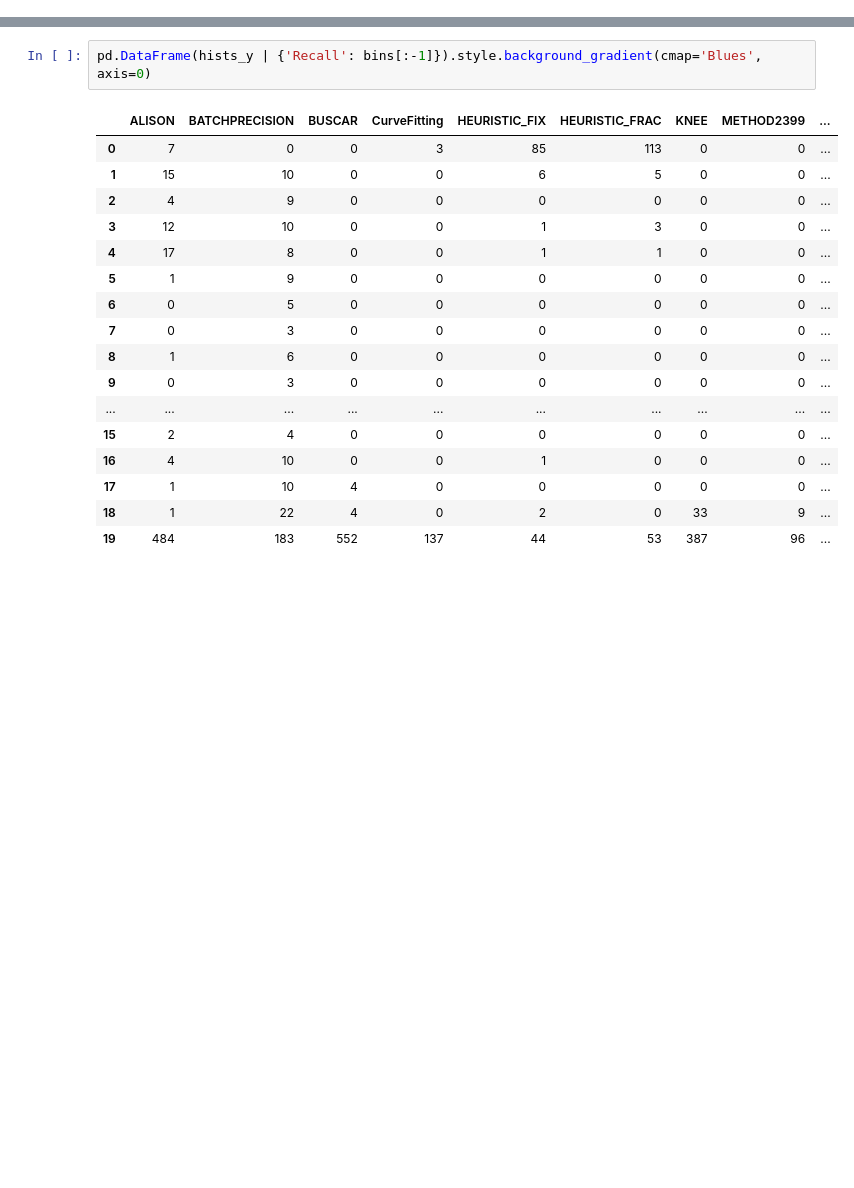
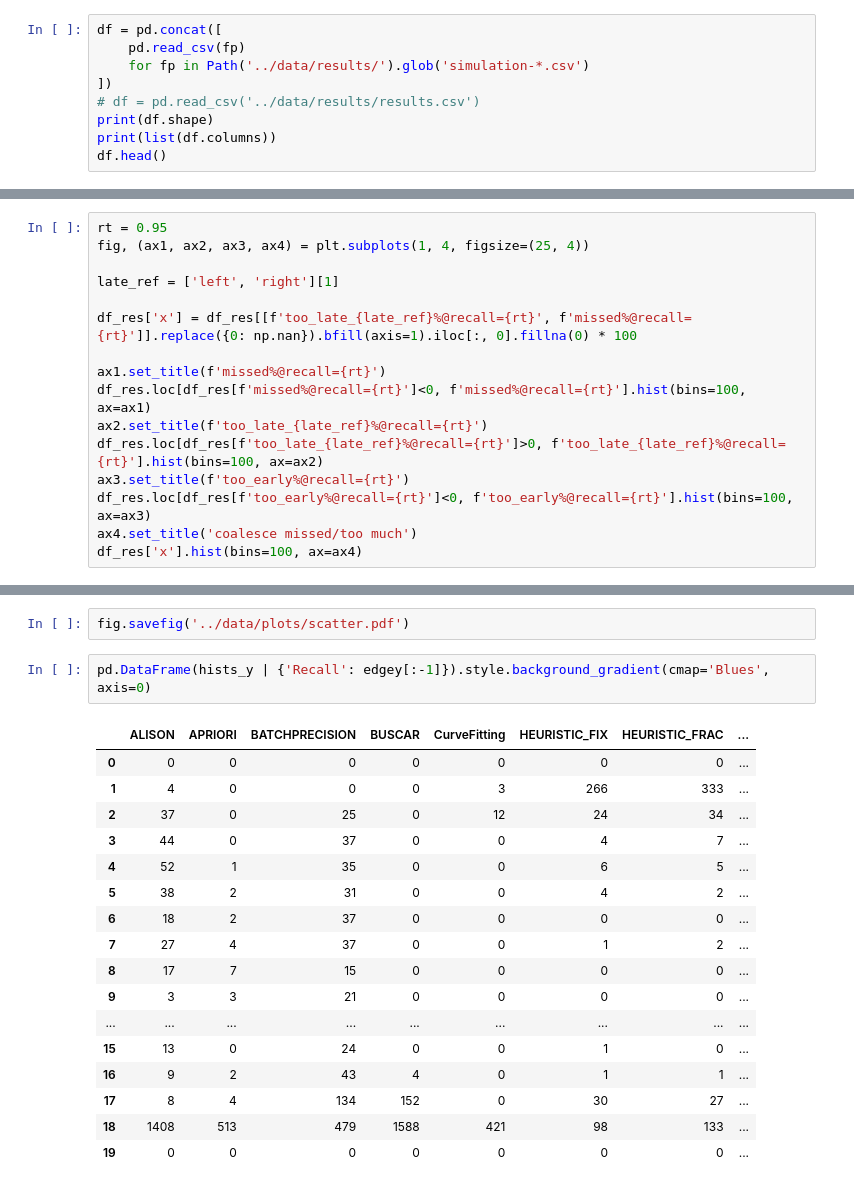
Before and after one commit to destiny-evidence/stopping-methods, a Jupyter notebook: evaluation/ExploreResults.ipynb, the cells around one changed output, grey strips where cells are left out. Cells and saved outputs as stored; diff of their text form; blank space fills up the shorter version.

```diff
--- a/evaluation/ExploreResults.ipynb
+++ b/evaluation/ExploreResults.ipynb
@@ -36,0 +23,9 @@ df.head()
+# %%
+df = pd.concat([
+    pd.read_csv(fp)
+    for fp in Path('../data/results/').glob('simulation-*.csv')
+])
+# df = pd.read_csv('../data/results/results.csv')
+print(df.shape)
+print(list(df.columns))
+df.head()
@@ -127,0 +146,16 @@ np.histogram(df_res[df_res['method'] == meth]['work_saved'], bins=bins)
+# %%
+rt = 0.95
+fig, (ax1, ax2, ax3, ax4) = plt.subplots(1, 4, figsize=(25, 4))
+
+late_ref = ['left', 'right'][1]
+
+df_res['x'] = df_res[[f'too_late_{late_ref}%@recall={rt}', f'missed%@recall={rt}']].replace({0: np.nan}).bfill(axis=1).iloc[:, 0].fillna(0) * 100
+
+ax1.set_title(f'missed%@recall={rt}')
+df_res.loc[df_res[f'missed%@recall={rt}']<0, f'missed%@recall={rt}'].hist(bins=100, ax=ax1)
+ax2.set_title(f'too_late_{late_ref}%@recall={rt}')
+df_res.loc[df_res[f'too_late_{late_ref}%@recall={rt}']>0, f'too_late_{late_ref}%@recall={rt}'].hist(bins=100, ax=ax2)
+ax3.set_title(f'too_early%@recall={rt}')
+df_res.loc[df_res[f'too_early%@recall={rt}']<0, f'too_early%@recall={rt}'].hist(bins=100, ax=ax3)
+ax4.set_title('coalesce missed/too much')
+df_res['x'].hist(bins=100, ax=ax4)
@@ -179,21 +308,23 @@ fig.tight_layout()
+# %%
+fig.savefig('../data/plots/scatter.pdf')
 # %%
-pd.DataFrame(hists_y | {'Recall': bins[:-1]}).style.background_gradient(cmap='Blues', axis=0)
+pd.DataFrame(hists_y | {'Recall': edgey[:-1]}).style.background_gradient(cmap='Blues', axis=0)
 # %% [output]
-|  | ALISON | BATCHPRECISION | BUSCAR | CurveFitting | HEURISTIC_FIX | HEURISTIC_FRAC | KNEE | METHOD2399 | ... |
-| 0 | 7 | 0 | 0 | 3 | 85 | 113 | 0 | 0 | ... |
-| 1 | 15 | 10 | 0 | 0 | 6 | 5 | 0 | 0 | ... |
-| 2 | 4 | 9 | 0 | 0 | 0 | 0 | 0 | 0 | ... |
-| 3 | 12 | 10 | 0 | 0 | 1 | 3 | 0 | 0 | ... |
-| 4 | 17 | 8 | 0 | 0 | 1 | 1 | 0 | 0 | ... |
-| 5 | 1 | 9 | 0 | 0 | 0 | 0 | 0 | 0 | ... |
-| 6 | 0 | 5 | 0 | 0 | 0 | 0 | 0 | 0 | ... |
-| 7 | 0 | 3 | 0 | 0 | 0 | 0 | 0 | 0 | ... |
-| 8 | 1 | 6 | 0 | 0 | 0 | 0 | 0 | 0 | ... |
-| 9 | 0 | 3 | 0 | 0 | 0 | 0 | 0 | 0 | ... |
-| ... | ... | ... | ... | ... | ... | ... | ... | ... | ... |
-| 15 | 2 | 4 | 0 | 0 | 0 | 0 | 0 | 0 | ... |
-| 16 | 4 | 10 | 0 | 0 | 1 | 0 | 0 | 0 | ... |
-| 17 | 1 | 10 | 4 | 0 | 0 | 0 | 0 | 0 | ... |
-| 18 | 1 | 22 | 4 | 0 | 2 | 0 | 33 | 9 | ... |
-| 19 | 484 | 183 | 552 | 137 | 44 | 53 | 387 | 96 | ... |
+|  | ALISON | APRIORI | BATCHPRECISION | BUSCAR | CurveFitting | HEURISTIC_FIX | HEURISTIC_FRAC | ... |
+| 0 | 0 | 0 | 0 | 0 | 0 | 0 | 0 | ... |
+| 1 | 4 | 0 | 0 | 0 | 3 | 266 | 333 | ... |
+| 2 | 37 | 0 | 25 | 0 | 12 | 24 | 34 | ... |
+| 3 | 44 | 0 | 37 | 0 | 0 | 4 | 7 | ... |
+| 4 | 52 | 1 | 35 | 0 | 0 | 6 | 5 | ... |
+| 5 | 38 | 2 | 31 | 0 | 0 | 4 | 2 | ... |
+| 6 | 18 | 2 | 37 | 0 | 0 | 0 | 0 | ... |
+| 7 | 27 | 4 | 37 | 0 | 0 | 1 | 2 | ... |
+| 8 | 17 | 7 | 15 | 0 | 0 | 0 | 0 | ... |
+| 9 | 3 | 3 | 21 | 0 | 0 | 0 | 0 | ... |
+| ... | ... | ... | ... | ... | ... | ... | ... | ... |
+| 15 | 13 | 0 | 24 | 0 | 0 | 1 | 0 | ... |
+| 16 | 9 | 2 | 43 | 4 | 0 | 1 | 1 | ... |
+| 17 | 8 | 4 | 134 | 152 | 0 | 30 | 27 | ... |
+| 18 | 1408 | 513 | 479 | 1588 | 421 | 98 | 133 | ... |
+| 19 | 0 | 0 | 0 | 0 | 0 | 0 | 0 | ... |
 # %%
```
Also changed, not shown: parts of 28 cells of this notebook, 4 other files.
